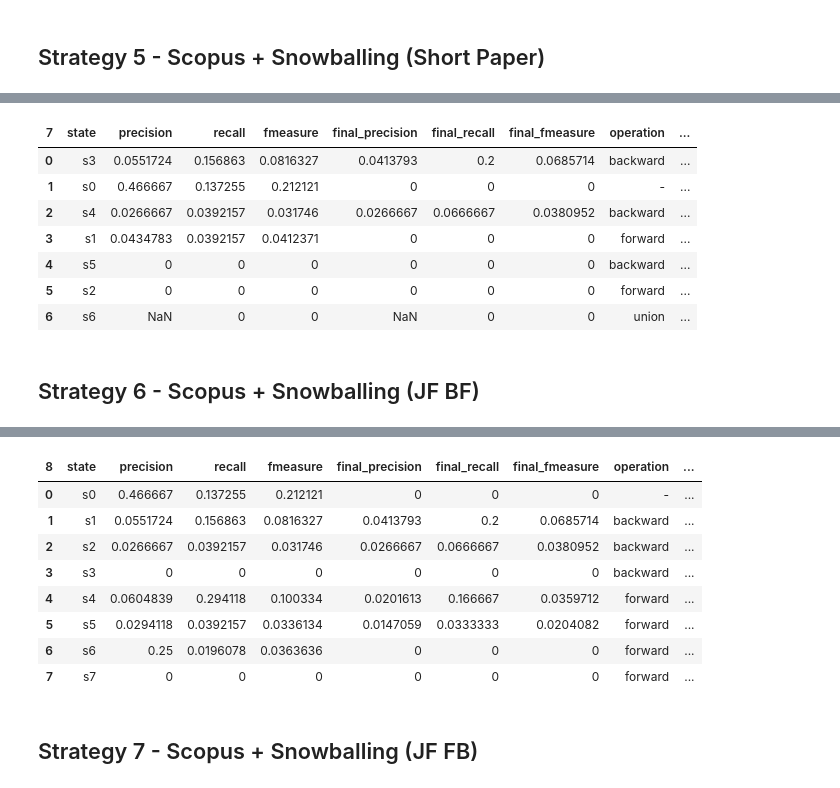
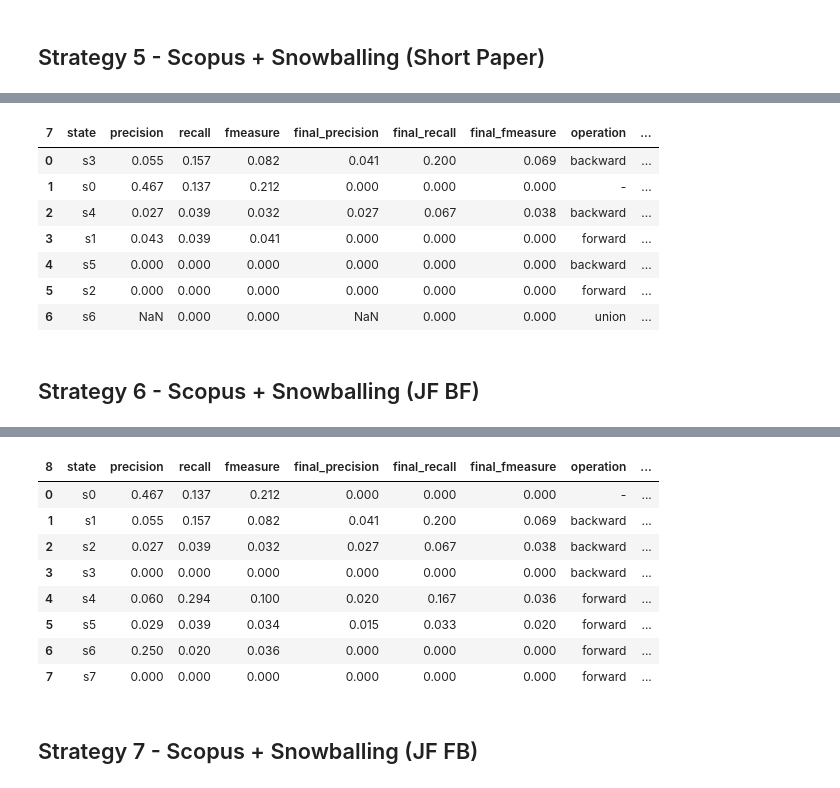
Before and after one commit to gems-uff/hybrid-strategies, a Jupyter notebook: experiment_1/notebooks/EstrategiaGenerica_Resumo21.ipynb, the cells around one changed output, grey strips where cells are left out. Drawn from its saved outputs; the diff is of its cells as text; code cells hidden in the pictures.

```diff
--- a/experiment_1/notebooks/EstrategiaGenerica_Resumo21.ipynb
+++ b/experiment_1/notebooks/EstrategiaGenerica_Resumo21.ipynb
@@ -346,5 +343,11 @@ last = df.iloc[-1].tolist()
 strategy_row = [name] + last[11:]
 array.append(strategy_row)
 df
+
+d_decimals = 3
+for coluna in ['precision', 'recall', 'fmeasure', 'final_precision', 'final_recall', 'final_fmeasure','delta_related', 'delta_visited', 'delta_selected','related', 'visited', 'final_selected','accumulated_precision', 'accumulated_recall', 'accumulated_fmeasure','final_accumulated_precision', 'final_accumulated_recall', 'final_accumulated_fmeasure']:
+      df[coluna] = df[coluna].apply(lambda x: round(x,d_decimals))
+
+df
 # %% [output]
 | 20 | state | precision | recall | fmeasure | final_precision | final_recall | final_fmeasure | operation | ... |
@@ -450,5 +455,11 @@ last = df.iloc[-1].tolist()
 strategy_row = [name] + last[11:]
 array.append(strategy_row)
 df
+
+d_decimals = 3
+for coluna in ['precision', 'recall', 'fmeasure', 'final_precision', 'final_recall', 'final_fmeasure','delta_related', 'delta_visited', 'delta_selected','related', 'visited', 'final_selected','accumulated_precision', 'accumulated_recall', 'accumulated_fmeasure','final_accumulated_precision', 'final_accumulated_recall', 'final_accumulated_fmeasure']:
+      df[coluna] = df[coluna].apply(lambda x: round(x,d_decimals))
+
+df
 # %% [output]
 | 16 | state | precision | recall | fmeasure | final_precision | final_recall | final_fmeasure | operation | ... |
@@ -490,5 +501,11 @@ last = df.iloc[-1].tolist()
 strategy_row = [name] + last[11:]
 array.append(strategy_row)
 df
+
+d_decimals = 3
+for coluna in ['precision', 'recall', 'fmeasure', 'final_precision', 'final_recall', 'final_fmeasure','delta_related', 'delta_visited', 'delta_selected','related', 'visited', 'final_selected','accumulated_precision', 'accumulated_recall', 'accumulated_fmeasure','final_accumulated_precision', 'final_accumulated_recall', 'final_accumulated_fmeasure']:
+      df[coluna] = df[coluna].apply(lambda x: round(x,d_decimals))
+
+df
 # %% [output]
 | 19 | state | precision | recall | fmeasure | final_precision | final_recall | final_fmeasure | operation | ... |
@@ -528,15 +545,21 @@ last = df.iloc[-1].tolist()
 strategy_row = [name] + last[11:]
 array.append(strategy_row)
 df
+
+d_decimals = 3
+for coluna in ['precision', 'recall', 'fmeasure', 'final_precision', 'final_recall', 'final_fmeasure','delta_related', 'delta_visited', 'delta_selected','related', 'visited', 'final_selected','accumulated_precision', 'accumulated_recall', 'accumulated_fmeasure','final_accumulated_precision', 'final_accumulated_recall', 'final_accumulated_fmeasure']:
+      df[coluna] = df[coluna].apply(lambda x: round(x,d_decimals))
+
+df
 # %% [output]
 | 7 | state | precision | recall | fmeasure | final_precision | final_recall | final_fmeasure | operation | ... |
-| 0 | s3 | 0.0551724 | 0.156863 | 0.0816327 | 0.0413793 | 0.2 | 0.0685714 | backward | ... |
-| 1 | s0 | 0.466667 | 0.137255 | 0.212121 | 0 | 0 | 0 | - | ... |
-| 2 | s4 | 0.0266667 | 0.0392157 | 0.031746 | 0.0266667 | 0.0666667 | 0.0380952 | backward | ... |
-| 3 | s1 | 0.0434783 | 0.0392157 | 0.0412371 | 0 | 0 | 0 | forward | ... |
-| 4 | s5 | 0 | 0 | 0 | 0 | 0 | 0 | backward | ... |
-| 5 | s2 | 0 | 0 | 0 | 0 | 0 | 0 | forward | ... |
-| 6 | s6 | NaN | 0 | 0 | NaN | 0 | 0 | union | ... |
+| 0 | s3 | 0.055 | 0.157 | 0.082 | 0.041 | 0.200 | 0.069 | backward | ... |
+| 1 | s0 | 0.467 | 0.137 | 0.212 | 0.000 | 0.000 | 0.000 | - | ... |
+| 2 | s4 | 0.027 | 0.039 | 0.032 | 0.027 | 0.067 | 0.038 | backward | ... |
+| 3 | s1 | 0.043 | 0.039 | 0.041 | 0.000 | 0.000 | 0.000 | forward | ... |
+| 4 | s5 | 0.000 | 0.000 | 0.000 | 0.000 | 0.000 | 0.000 | backward | ... |
+| 5 | s2 | 0.000 | 0.000 | 0.000 | 0.000 | 0.000 | 0.000 | forward | ... |
+| 6 | s6 | NaN | 0.000 | 0.000 | NaN | 0.000 | 0.000 | union | ... |
 # %% [markdown]
 ## Strategy 6 - Scopus + Snowballing (JF BF)
 # %%
@@ -551,22 +574,28 @@ FinalSelection(state)
 # %%
 name = "E6"
 df = pd.DataFrame(list(reversed(precision_recall(state, TOTAL, FINAL))))
 df.columns = df.iloc[-1]
 df = df.drop(df.index[-1])
 last = df.iloc[-1].tolist()
 strategy_row = [name] + last[11:]
 array.append(strategy_row)
 df
+
+d_decimals = 3
+for coluna in ['precision', 'recall', 'fmeasure', 'final_precision', 'final_recall', 'final_fmeasure','delta_related', 'delta_visited', 'delta_selected','related', 'visited', 'final_selected','accumulated_precision', 'accumulated_recall', 'accumulated_fmeasure','final_accumulated_precision', 'final_accumulated_recall', 'final_accumulated_fmeasure']:
+      df[coluna] = df[coluna].apply(lambda x: round(x,d_decimals))
+
+df
 # %% [output]
 | 8 | state | precision | recall | fmeasure | final_precision | final_recall | final_fmeasure | operation | ... |
-| 0 | s0 | 0.466667 | 0.137255 | 0.212121 | 0 | 0 | 0 | - | ... |
-| 1 | s1 | 0.0551724 | 0.156863 | 0.0816327 | 0.0413793 | 0.2 | 0.0685714 | backward | ... |
-| 2 | s2 | 0.0266667 | 0.0392157 | 0.031746 | 0.0266667 | 0.0666667 | 0.0380952 | backward | ... |
-| 3 | s3 | 0 | 0 | 0 | 0 | 0 | 0 | backward | ... |
-| 4 | s4 | 0.0604839 | 0.294118 | 0.100334 | 0.0201613 | 0.166667 | 0.0359712 | forward | ... |
-| 5 | s5 | 0.0294118 | 0.0392157 | 0.0336134 | 0.0147059 | 0.0333333 | 0.0204082 | forward | ... |
-| 6 | s6 | 0.25 | 0.0196078 | 0.0363636 | 0 | 0 | 0 | forward | ... |
-| 7 | s7 | 0 | 0 | 0 | 0 | 0 | 0 | forward | ... |
+| 0 | s0 | 0.467 | 0.137 | 0.212 | 0.000 | 0.000 | 0.000 | - | ... |
+| 1 | s1 | 0.055 | 0.157 | 0.082 | 0.041 | 0.200 | 0.069 | backward | ... |
+| 2 | s2 | 0.027 | 0.039 | 0.032 | 0.027 | 0.067 | 0.038 | backward | ... |
+| 3 | s3 | 0.000 | 0.000 | 0.000 | 0.000 | 0.000 | 0.000 | backward | ... |
+| 4 | s4 | 0.060 | 0.294 | 0.100 | 0.020 | 0.167 | 0.036 | forward | ... |
+| 5 | s5 | 0.029 | 0.039 | 0.034 | 0.015 | 0.033 | 0.020 | forward | ... |
+| 6 | s6 | 0.250 | 0.020 | 0.036 | 0.000 | 0.000 | 0.000 | forward | ... |
+| 7 | s7 | 0.000 | 0.000 | 0.000 | 0.000 | 0.000 | 0.000 | forward | ... |
 # %% [markdown]
 ## Strategy 7 - Scopus + Snowballing (JF FB)
 # %%
```
Also changed, not shown: parts of 13 cells of this notebook, 6 other files.
